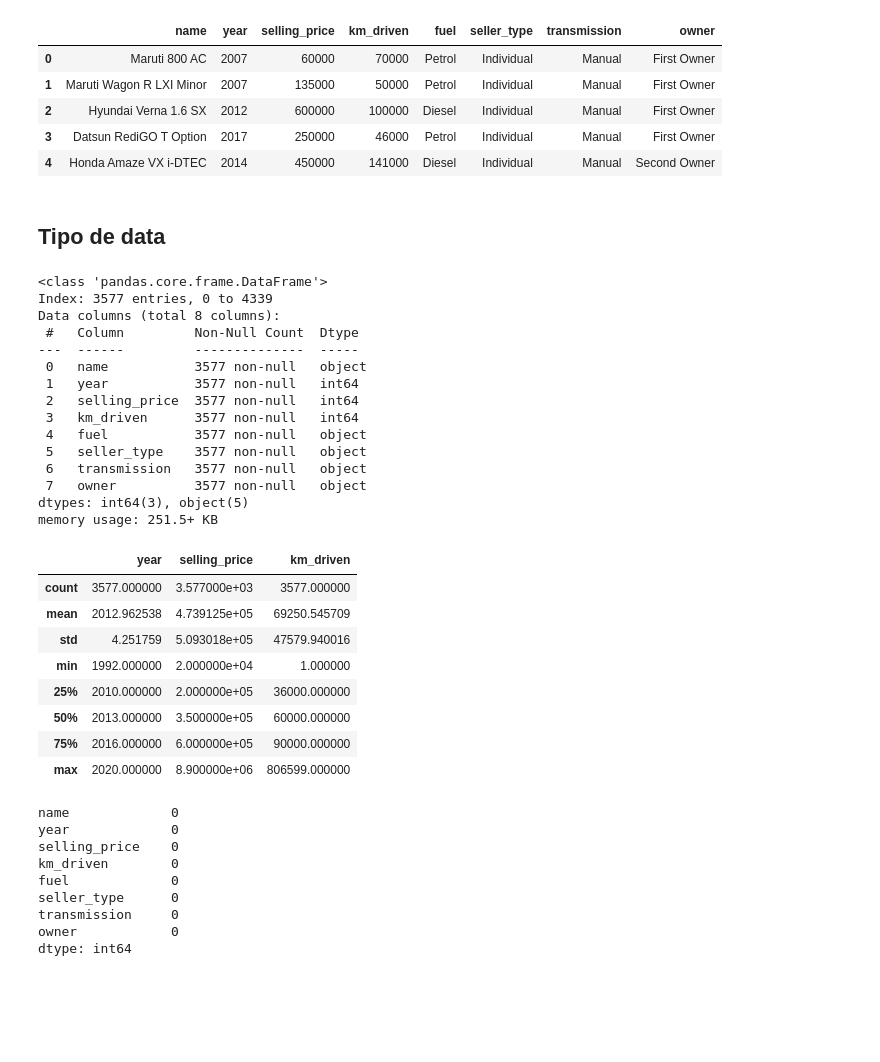
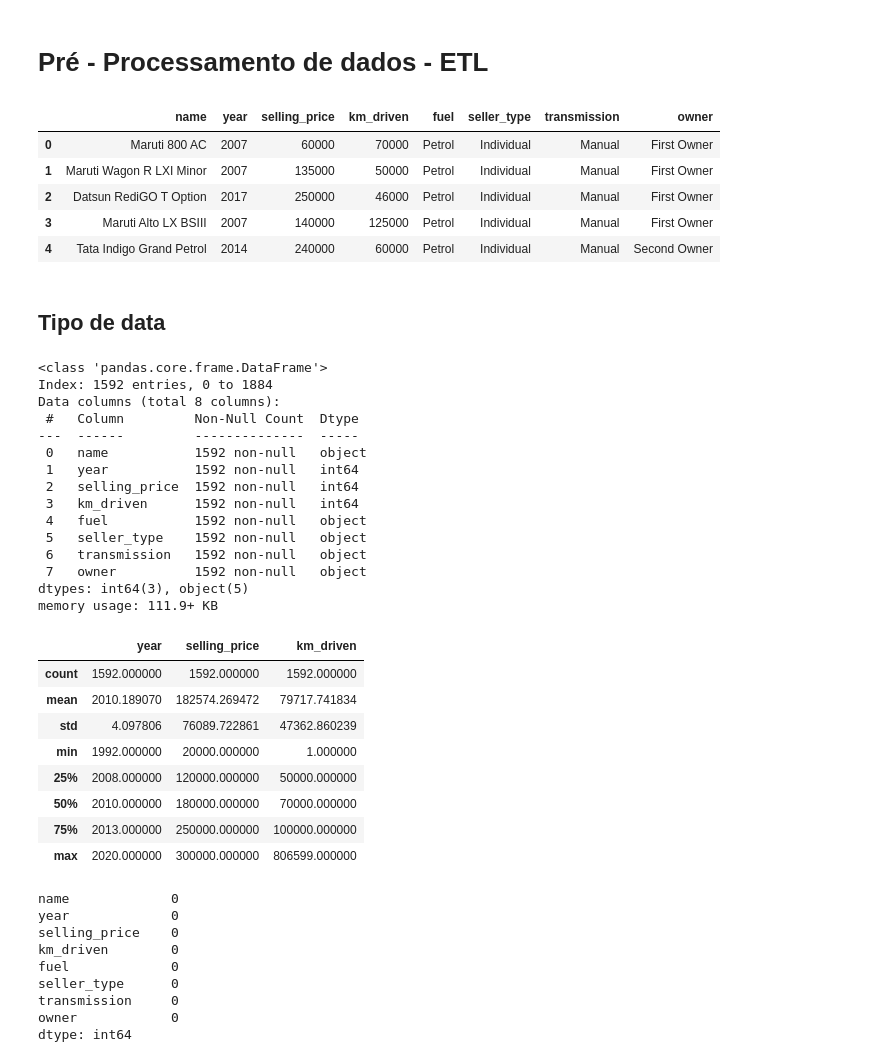
Before and after one commit to Kammer02/A3, a Jupyter notebook: src/notebooks/a3.ipynb, the cells around one changed output. Drawn from its saved outputs; the diff is of its cells as text; code cells hidden in the pictures; blank space fills up the shorter version.

```diff
--- a/src/notebooks/a3.ipynb
+++ b/src/notebooks/a3.ipynb
@@ -21,59 +6,60 @@ Successfully installed anyio-4.0.0 argon2-cffi-23.1.0 argon2-cffi-bindings-21.2.
+# %% [markdown]
+# Pré - Processamento de dados - ETL
 # %%
 import pandas as pd
 from sklearn.model_selection import train_test_split
 from sklearn.linear_model import LinearRegression
-from sklearn.metrics import mean_squared_error, r2_score, mean_absolute_error, mean_absolute_percentage_error
 import matplotlib.pyplot as plt
 import warnings
 warnings.filterwarnings('ignore')
 
-csv_path = "/home/thiago/ia/A3/src/CAR_DETAILS_FROM_CAR_DEKHO.csv"
+csv_path = "/home/tks/ia/A3/src/dados/formatado/CAR-DETAILS formatado.CSV"
 
 # Carregar o conjunto de dados
-data = pd.read_csv(csv_path)
+data = pd.read_csv(csv_path, sep=";")
 data = data.drop_duplicates()
 
 # Exibir as primeiras linhas do conjunto de dados
 data.head()
 # %% [output]
 |  | name | year | selling_price | km_driven | fuel | seller_type | transmission | owner |
 | 0 | Maruti 800 AC | 2007 | 60000 | 70000 | Petrol | Individual | Manual | First Owner |
 | 1 | Maruti Wagon R LXI Minor | 2007 | 135000 | 50000 | Petrol | Individual | Manual | First Owner |
-| 2 | Hyundai Verna 1.6 SX | 2012 | 600000 | 100000 | Diesel | Individual | Manual | First Owner |
-| 3 | Datsun RediGO T Option | 2017 | 250000 | 46000 | Petrol | Individual | Manual | First Owner |
-| 4 | Honda Amaze VX i-DTEC | 2014 | 450000 | 141000 | Diesel | Individual | Manual | Second Owner |
+| 2 | Datsun RediGO T Option | 2017 | 250000 | 46000 | Petrol | Individual | Manual | First Owner |
+| 3 | Maruti Alto LX BSIII | 2007 | 140000 | 125000 | Petrol | Individual | Manual | First Owner |
+| 4 | Tata Indigo Grand Petrol | 2014 | 240000 | 60000 | Petrol | Individual | Manual | Second Owner |
 # %% [markdown]
 ## Tipo de data
 # %%
 data.info()
 # %% [output]
 <class 'pandas.core.frame.DataFrame'>
-Index: 3577 entries, 0 to 4339
+Index: 1592 entries, 0 to 1884
 Data columns (total 8 columns):
  #   Column         Non-Null Count  Dtype
 ---  ------         --------------  -----
- 0   name           3577 non-null   object
- 1   year           3577 non-null   int64
- 2   selling_price  3577 non-null   int64
- 3   km_driven      3577 non-null   int64
- 4   fuel           3577 non-null   object
- 5   seller_type    3577 non-null   object
- 6   transmission   3577 non-null   object
- 7   owner          3577 non-null   object
+ 0   name           1592 non-null   object
+ 1   year           1592 non-null   int64
+ 2   selling_price  1592 non-null   int64
+ 3   km_driven      1592 non-null   int64
+ 4   fuel           1592 non-null   object
+ 5   seller_type    1592 non-null   object
+ 6   transmission   1592 non-null   object
+ 7   owner          1592 non-null   object
 dtypes: int64(3), object(5)
-memory usage: 251.5+ KB
+memory usage: 111.9+ KB
 # %%
 data.describe()
 # %% [output]
 |  | year | selling_price | km_driven |
-| count | 3577.000000 | 3.577000e+03 | 3577.000000 |
-| mean | 2012.962538 | 4.739125e+05 | 69250.545709 |
-| std | 4.251759 | 5.093018e+05 | 47579.940016 |
-| min | 1992.000000 | 2.000000e+04 | 1.000000 |
-| 25% | 2010.000000 | 2.000000e+05 | 36000.000000 |
-| 50% | 2013.000000 | 3.500000e+05 | 60000.000000 |
-| 75% | 2016.000000 | 6.000000e+05 | 90000.000000 |
-| max | 2020.000000 | 8.900000e+06 | 806599.000000 |
+| count | 1592.000000 | 1592.000000 | 1592.000000 |
+| mean | 2010.189070 | 182574.269472 | 79717.741834 |
+| std | 4.097806 | 76089.722861 | 47362.860239 |
+| min | 1992.000000 | 20000.000000 | 1.000000 |
+| 25% | 2008.000000 | 120000.000000 | 50000.000000 |
+| 50% | 2010.000000 | 180000.000000 | 70000.000000 |
+| 75% | 2013.000000 | 250000.000000 | 100000.000000 |
+| max | 2020.000000 | 300000.000000 | 806599.000000 |
 # %%
 data.isna().sum()
 # %% [output]
```
Also changed, not shown: parts of 17 cells of this notebook, 7 other files.
